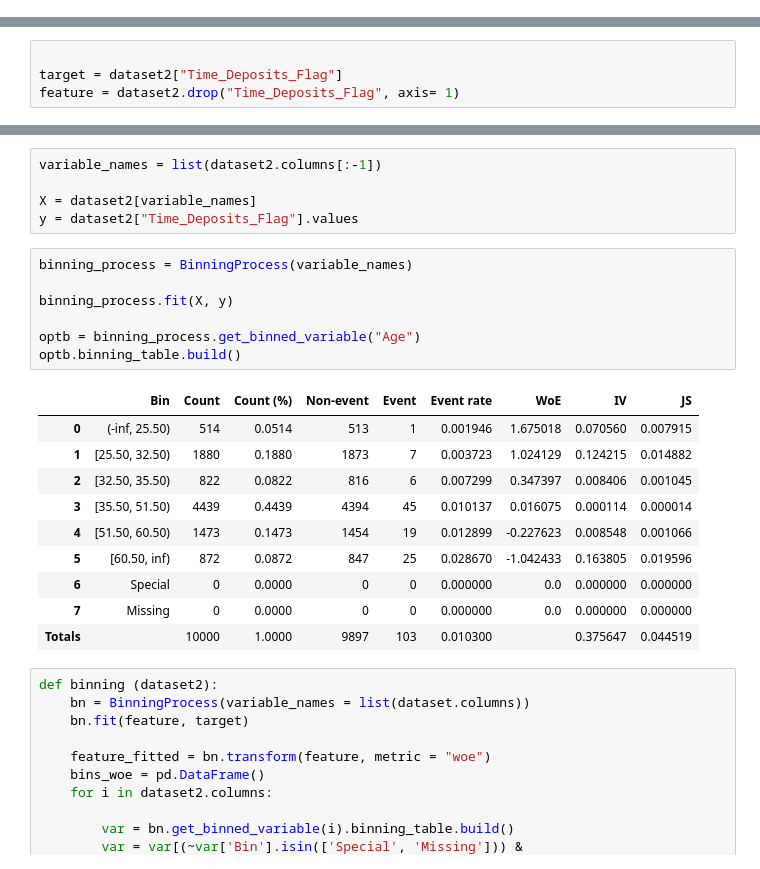
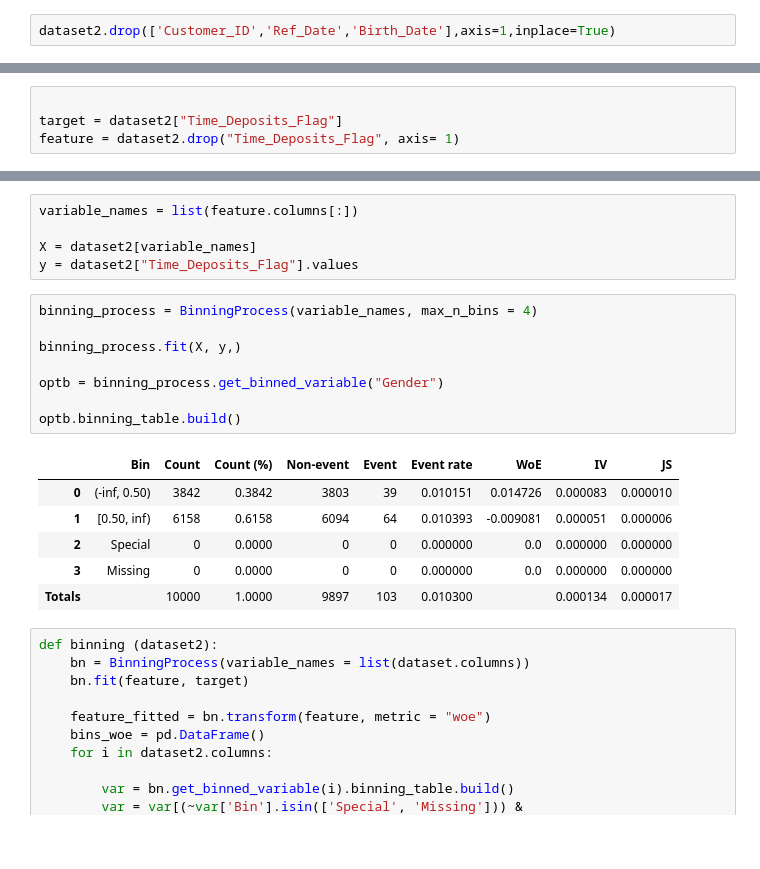
Before and after one commit to Doll03/4IZ480, a Jupyter notebook: Code/OPT_4_Data_Exp.ipynb, the cells around one changed output, grey strips where cells are left out. Drawn from its saved outputs; the diff is of its cells as text; blank space fills up the shorter version.

```diff
--- a/Code/OPT_4_Data_Exp.ipynb
+++ b/Code/OPT_4_Data_Exp.ipynb
@@ -72,6 +73,8 @@ Name: Time_Deposits_Flag, dtype: float64
 Binning
 # %%
 dataset2 = dataset.copy()
+# %%
+dataset2.drop(['Customer_ID','Ref_Date','Birth_Date'],axis=1,inplace=True)
 # %%
 dataset2.head()
 # %% [output]
@@ -98,26 +111,23 @@ feature = dataset2.drop("Time_Deposits_Flag", axis= 1)
 # %%
-variable_names = list(dataset2.columns[:-1])
+variable_names = list(feature.columns[:])
 
 X = dataset2[variable_names]
 y = dataset2["Time_Deposits_Flag"].values
 # %%
-binning_process = BinningProcess(variable_names)
+binning_process = BinningProcess(variable_names, max_n_bins = 4)
 
-binning_process.fit(X, y)
+binning_process.fit(X, y,)
 
-optb = binning_process.get_binned_variable("Age")
+optb = binning_process.get_binned_variable("Gender")
+
 optb.binning_table.build()
 # %% [output]
 |  | Bin | Count | Count (%) | Non-event | Event | Event rate | WoE | IV | JS |
-| 0 | (-inf, 25.50) | 514 | 0.0514 | 513 | 1 | 0.001946 | 1.675018 | 0.070560 | 0.007915 |
-| 1 | [25.50, 32.50) | 1880 | 0.1880 | 1873 | 7 | 0.003723 | 1.024129 | 0.124215 | 0.014882 |
-| 2 | [32.50, 35.50) | 822 | 0.0822 | 816 | 6 | 0.007299 | 0.347397 | 0.008406 | 0.001045 |
-| 3 | [35.50, 51.50) | 4439 | 0.4439 | 4394 | 45 | 0.010137 | 0.016075 | 0.000114 | 0.000014 |
-| 4 | [51.50, 60.50) | 1473 | 0.1473 | 1454 | 19 | 0.012899 | -0.227623 | 0.008548 | 0.001066 |
-| 5 | [60.50, inf) | 872 | 0.0872 | 847 | 25 | 0.028670 | -1.042433 | 0.163805 | 0.019596 |
-| 6 | Special | 0 | 0.0000 | 0 | 0 | 0.000000 | 0.0 | 0.000000 | 0.000000 |
-| 7 | Missing | 0 | 0.0000 | 0 | 0 | 0.000000 | 0.0 | 0.000000 | 0.000000 |
-| Totals |  | 10000 | 1.0000 | 9897 | 103 | 0.010300 |  | 0.375647 | 0.044519 |
+| 0 | (-inf, 0.50) | 3842 | 0.3842 | 3803 | 39 | 0.010151 | 0.014726 | 0.000083 | 0.000010 |
+| 1 | [0.50, inf) | 6158 | 0.6158 | 6094 | 64 | 0.010393 | -0.009081 | 0.000051 | 0.000006 |
+| 2 | Special | 0 | 0.0000 | 0 | 0 | 0.000000 | 0.0 | 0.000000 | 0.000000 |
+| 3 | Missing | 0 | 0.0000 | 0 | 0 | 0.000000 | 0.0 | 0.000000 | 0.000000 |
+| Totals |  | 10000 | 1.0000 | 9897 | 103 | 0.010300 |  | 0.000134 | 0.000017 |
 # %%
 def binning (dataset2):
     bn = BinningProcess(variable_names = list(dataset.columns))
```
Also changed, not shown: parts of 4 cells of this notebook, 1 other file.
